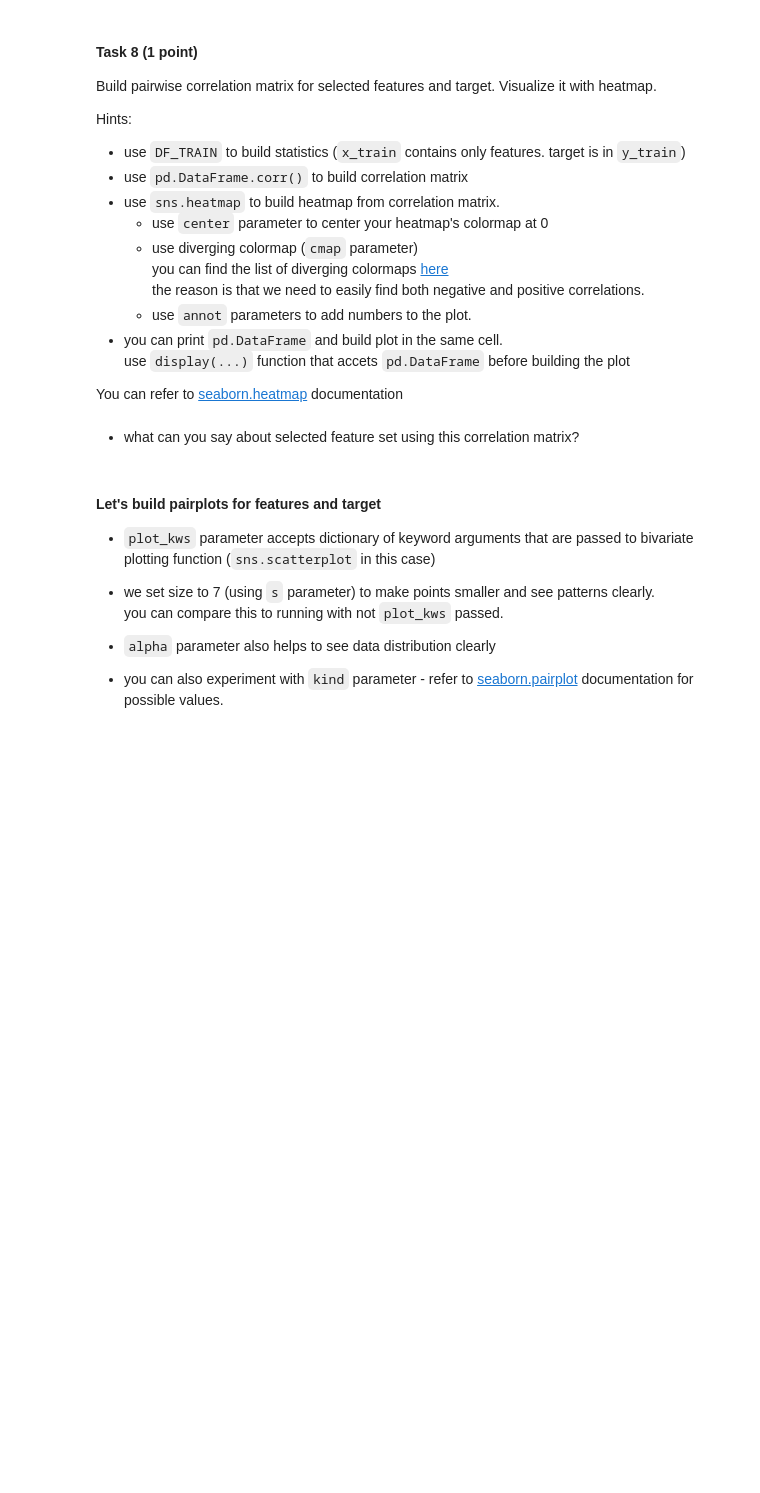
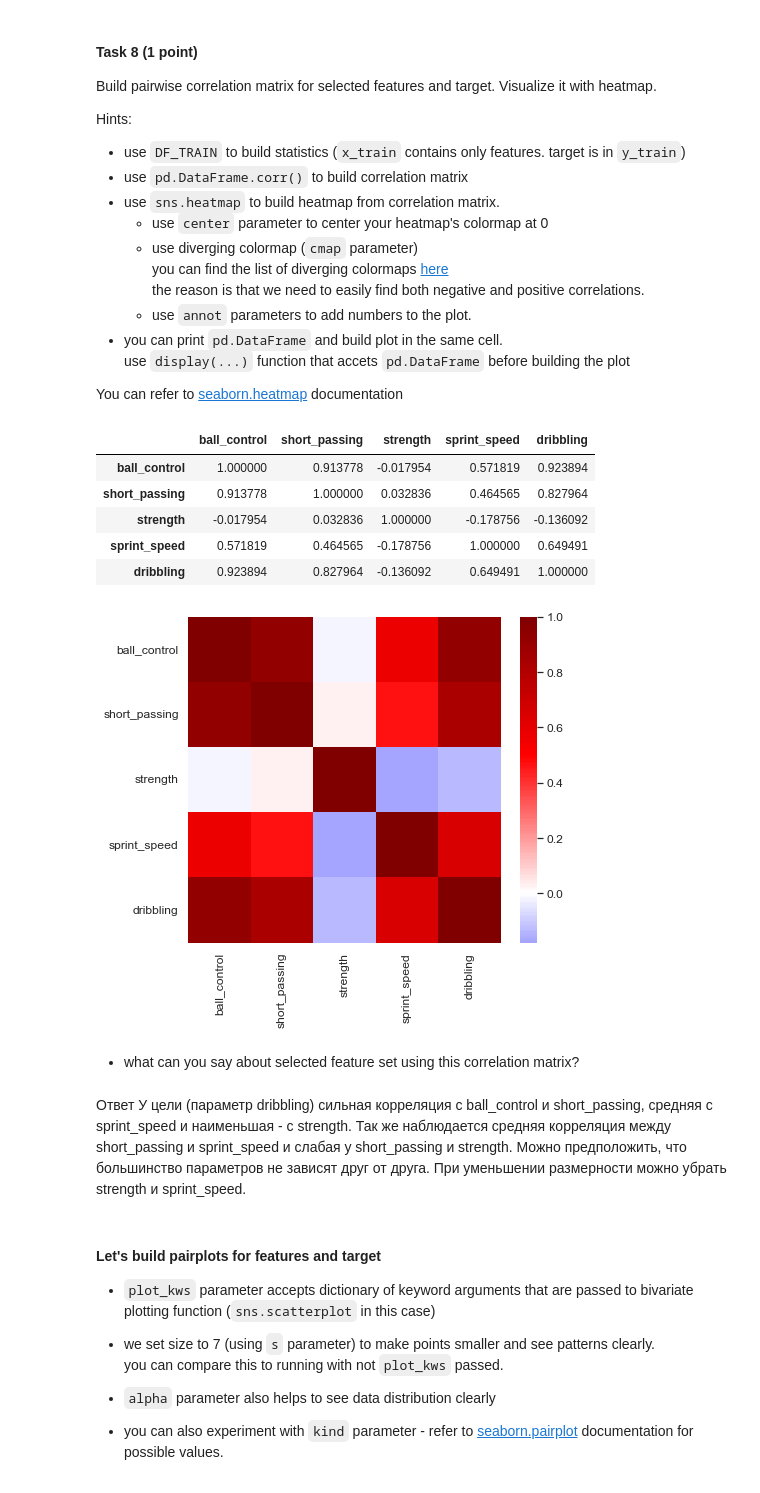
Before and after one commit to Feosen/ml-intro-2022-3, a Jupyter notebook: notebooks/linear_regression.ipynb, the cells around one changed output. Saved outputs shown, nothing was run; the diff lists cells and outputs as text; code cells hidden in the pictures; blank space fills up the shorter version.

```diff
--- a/notebooks/linear_regression.ipynb
+++ b/notebooks/linear_regression.ipynb
@@ -617,12 +764,23 @@ Hints:
 
 You can refer to [seaborn.heatmap](https://seaborn.pydata.org/generated/seaborn.heatmap.html) documentation
 # %%
-# # your code here
-# correlation_matrix =
-# display(correlation_matrix)
-# sns.heatmap(...);
+# your code here
+correlation_matrix = DF_TRAIN[cols].corr()
+display(correlation_matrix)
+sns.heatmap(correlation_matrix, center=0, cmap='seismic');
+# %% [output]
+|  | ball_control | short_passing | strength | sprint_speed | dribbling |
+| ball_control | 1.000000 | 0.913778 | -0.017954 | 0.571819 | 0.923894 |
+| short_passing | 0.913778 | 1.000000 | 0.032836 | 0.464565 | 0.827964 |
+| strength | -0.017954 | 0.032836 | 1.000000 | -0.178756 | -0.136092 |
+| sprint_speed | 0.571819 | 0.464565 | -0.178756 | 1.000000 | 0.649491 |
+| dribbling | 0.923894 | 0.827964 | -0.136092 | 0.649491 | 1.000000 |
+[figure, added]
 # %% [markdown]
 * what can you say about selected feature set using this correlation matrix?
+# %% [markdown]
+Ответ
+У цели (параметр dribbling) сильная корреляция с ball_control и short_passing, средняя с sprint_speed и наименьшая - с strength. Так же наблюдается средняя корреляция между short_passing и sprint_speed и слабая у short_passing и strength. Можно предположить, что большинство параметров не зависят друг от друга. При уменьшении размерности можно убрать strength и sprint_speed.
 # %% [markdown]
 #### Let's build pairplots for features and target
 
```
Also changed, not shown: parts of 40 cells of this notebook.
